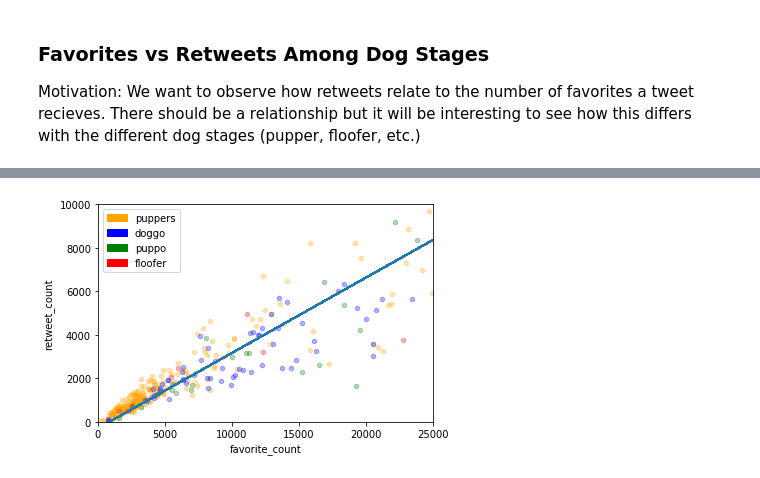
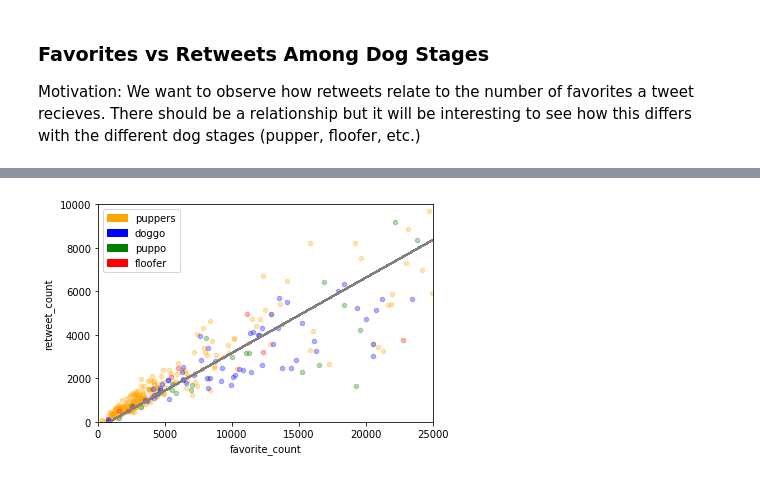
Before and after one commit to MrGeislinger/UdacityDAND_Proj_WrangleAndAnalyzeData, a Jupyter notebook: wrangle_act.ipynb, the cells around one changed output, grey strips where cells are left out. Cells and saved outputs as stored; diff of their text form; code cells hidden in the pictures.

```diff
--- a/wrangle_act.ipynb
+++ b/wrangle_act.ipynb
@@ -841,17 +847,18 @@ plt.show()
 # %%
 # Zoom into where most data resides
-xlim = (0,25000)
-ylim = (0,10000)
+xlim = (0, 25000)
+ylim = (0, 10000)
 
 # Recreate the same plot (but now it will be zoomed in)
-ax = df_puppers.plot(kind = 'scatter', x = 'favorite_count', y='retweet_count', color='Orange', alpha=0.3, ylim=ylim, xlim=xlim)
-df_doggo.plot(kind = 'scatter', x = 'favorite_count', y='retweet_count', color='Blue', ax = ax, alpha=0.3, ylim=ylim, xlim=xlim)
-df_puppo.plot(kind = 'scatter', x = 'favorite_count', y='retweet_count', color='Green', ax = ax, alpha=0.3, ylim=ylim, xlim=xlim)
-df_floofer.plot(kind = 'scatter', x = 'favorite_count', y='retweet_count', color='Red', ax = ax, alpha=0.3, ylim=ylim, xlim=xlim)
+ax = df_puppers.plot(kind = 'scatter', x='favorite_count', y='retweet_count', color='Orange', alpha=0.3, ylim=ylim, xlim=xlim)
+df_doggo.plot(kind = 'scatter', x='favorite_count', y='retweet_count', color='Blue', ax=ax, alpha=0.3, ylim=ylim, xlim=xlim)
+df_puppo.plot(kind = 'scatter', x='favorite_count', y='retweet_count', color='Green', ax=ax, alpha=0.3, ylim=ylim, xlim=xlim)
+df_floofer.plot(kind = 'scatter', x='favorite_count', y='retweet_count', color='Red', ax=ax, alpha=0.3, ylim=ylim, xlim=xlim)
 
 
-plt.legend(handles=[puppers,doggo,puppo,floofer])
-plt.plot(x, line)
+plt.legend(handles=[puppers, doggo, puppo, floofer])
+plt.plot(x, line, color='gray')
+
 plt.show()
 # %% [output]
-[figure, old version]
+[figure, new version]
```
Also changed, not shown: parts of 2 cells of this notebook.
